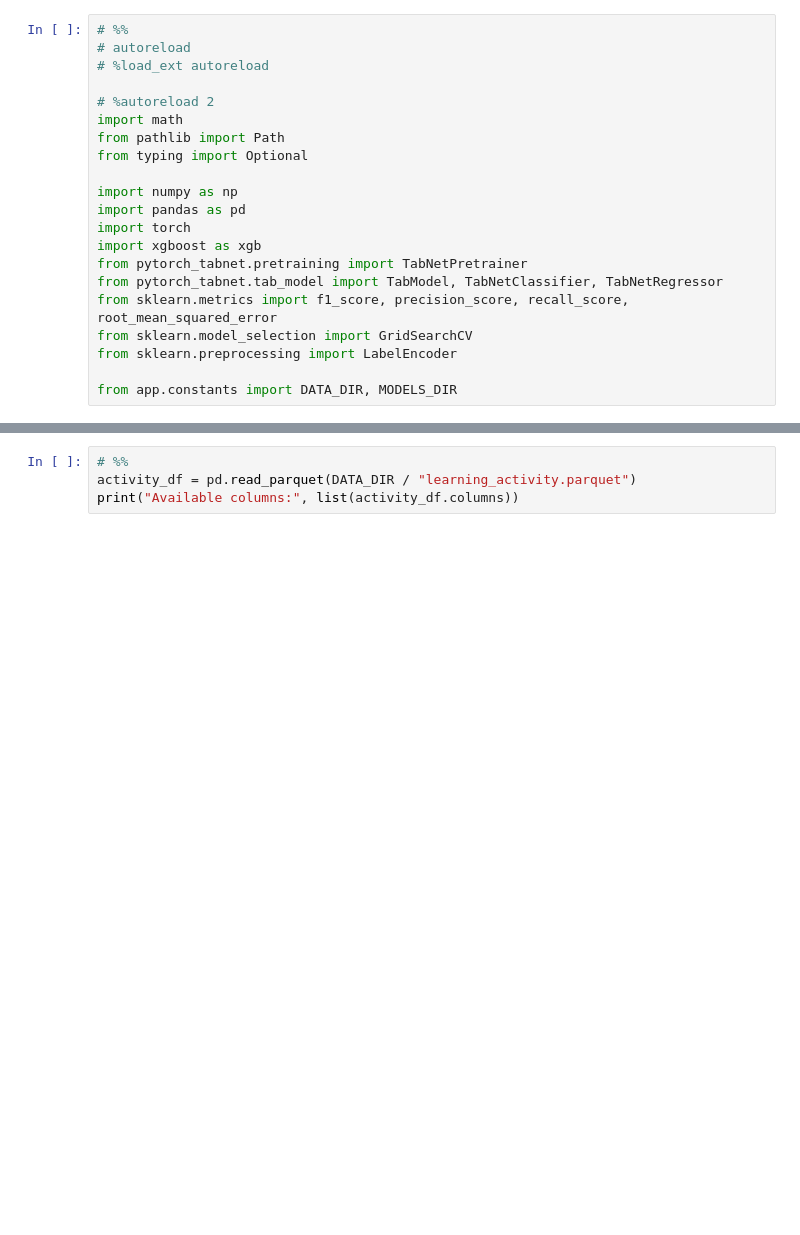
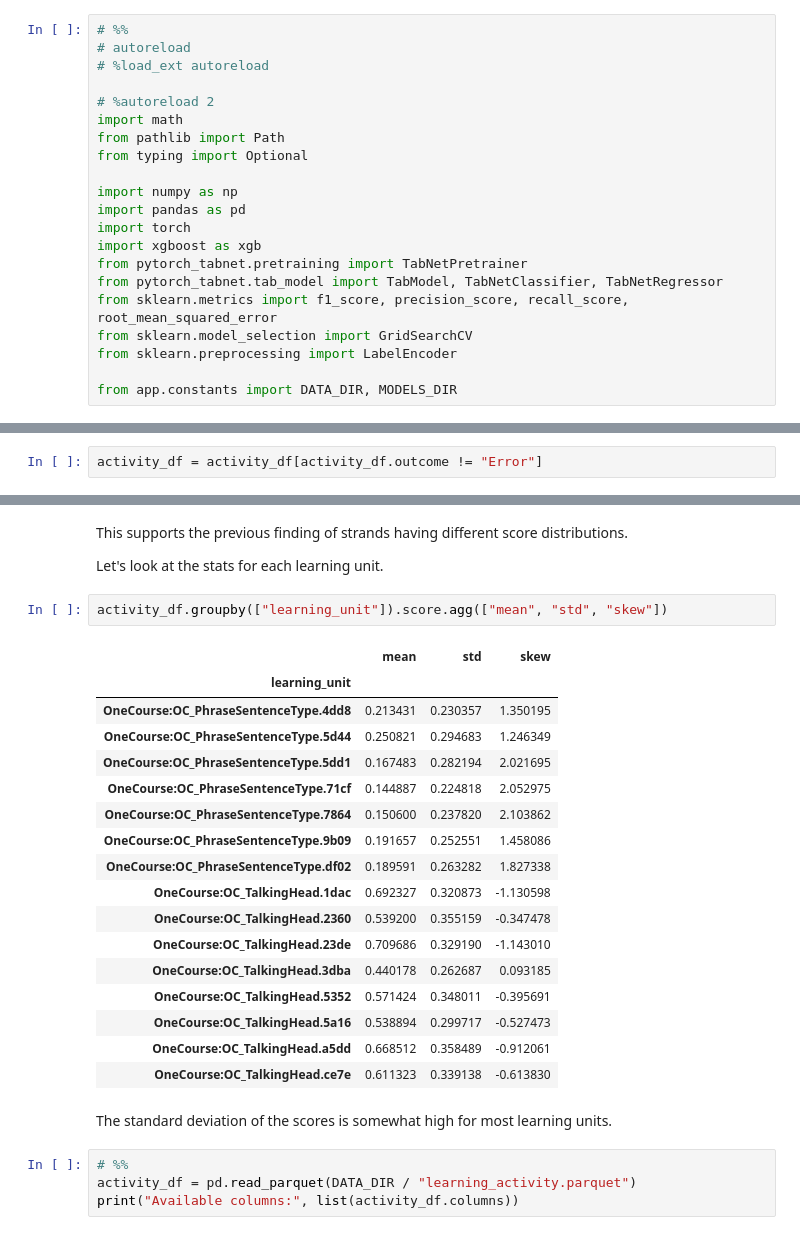
Before and after one commit to cesarrodrig/learner_evaluator, a Jupyter notebook: modeling/static_modeling.ipynb, the cells around one changed output, grey strips where cells are left out. Saved outputs shown, nothing was run; the diff lists cells and outputs as text; blank space fills up the shorter version.

```diff
--- a/modeling/static_modeling.ipynb
+++ b/modeling/static_modeling.ipynb
@@ -21,0 +56,2 @@ from app.constants import DATA_DIR, MODELS_DIR
+# %%
+activity_df = activity_df[activity_df.outcome != "Error"]
@@ -22,3 +78,29 @@ from app.constants import DATA_DIR, MODELS_DIR
+# %% [markdown]
+This supports the previous finding of strands having different score distributions.
+
+Let's look at the stats for each learning unit.
+# %%
+activity_df.groupby(["learning_unit"]).score.agg(["mean", "std", "skew"])
+# %% [output]
+|  | mean | std | skew |
+| learning_unit |  |  |  |
+| OneCourse:OC_PhraseSentenceType.4dd8 | 0.213431 | 0.230357 | 1.350195 |
+| OneCourse:OC_PhraseSentenceType.5d44 | 0.250821 | 0.294683 | 1.246349 |
+| OneCourse:OC_PhraseSentenceType.5dd1 | 0.167483 | 0.282194 | 2.021695 |
+| OneCourse:OC_PhraseSentenceType.71cf | 0.144887 | 0.224818 | 2.052975 |
+| OneCourse:OC_PhraseSentenceType.7864 | 0.150600 | 0.237820 | 2.103862 |
+| OneCourse:OC_PhraseSentenceType.9b09 | 0.191657 | 0.252551 | 1.458086 |
+| OneCourse:OC_PhraseSentenceType.df02 | 0.189591 | 0.263282 | 1.827338 |
+| OneCourse:OC_TalkingHead.1dac | 0.692327 | 0.320873 | -1.130598 |
+| OneCourse:OC_TalkingHead.2360 | 0.539200 | 0.355159 | -0.347478 |
+| OneCourse:OC_TalkingHead.23de | 0.709686 | 0.329190 | -1.143010 |
+| OneCourse:OC_TalkingHead.3dba | 0.440178 | 0.262687 | 0.093185 |
+| OneCourse:OC_TalkingHead.5352 | 0.571424 | 0.348011 | -0.395691 |
+| OneCourse:OC_TalkingHead.5a16 | 0.538894 | 0.299717 | -0.527473 |
+| OneCourse:OC_TalkingHead.a5dd | 0.668512 | 0.358489 | -0.912061 |
+| OneCourse:OC_TalkingHead.ce7e | 0.611323 | 0.339138 | -0.613830 |
+# %% [markdown]
+The standard deviation of the scores is somewhat high for most learning units.
 # %%
 # %%
 activity_df = pd.read_parquet(DATA_DIR / "learning_activity.parquet")
```
Also changed, not shown: parts of 47 cells of this notebook, 2 other files.
